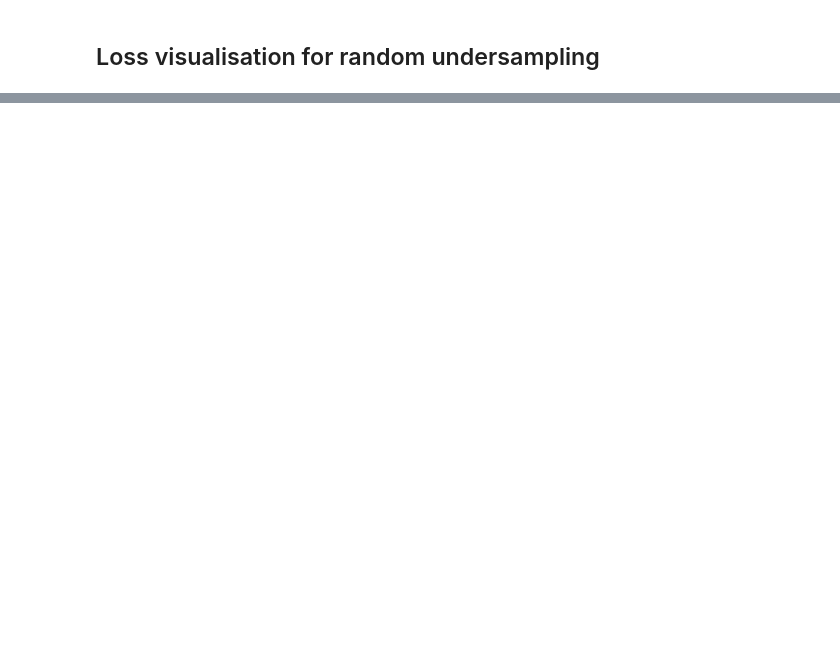
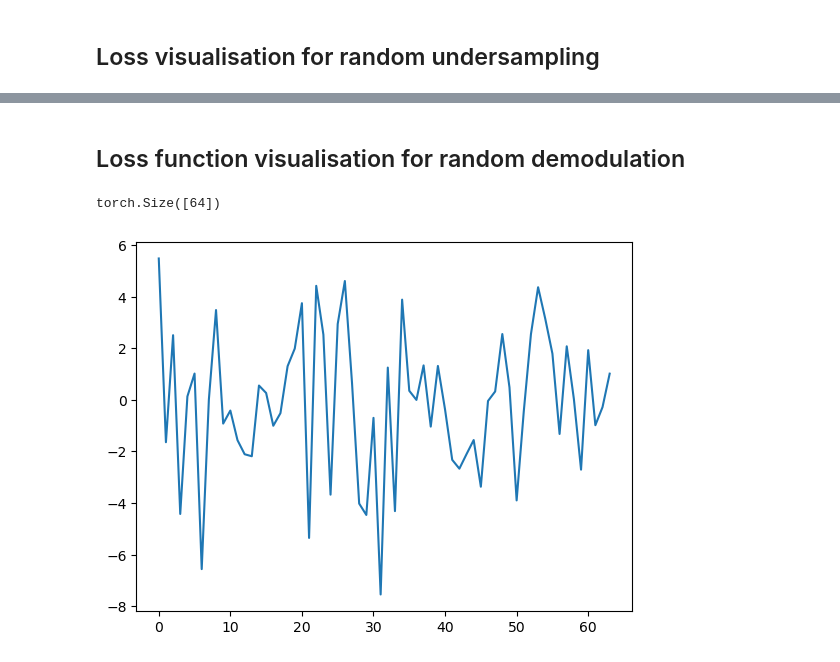
Before and after one commit to tezabhamidi/lfm-gradient-descent, a Jupyter notebook: loss_visualisation.ipynb, the cells around one changed output, grey strips where cells are left out. Drawn from its saved outputs; the diff is of its cells as text; code cells hidden in the pictures; blank space fills up the shorter version.

```diff
--- a/loss_visualisation.ipynb
+++ b/loss_visualisation.ipynb
@@ -204,0 +205,46 @@ plt.show()
+# %% [markdown]
+## Loss function visualisation for random demodulation
+# %%
+def random_demod(x,K):
+    """
+    Return a measurement of the target signal by a random modulator
+    Inputs:
+        - x, full signal to be sampled
+        - K, reduction factor required
+    Outputs:
+        - ym, measured signal/vector
+        - Theta, measurement matrix
+    """
+
+    # Generate random PRBS signal
+    prbs = 2*torch.randint(0,2,x.shape)-np.ones(x.shape)
+    # Generate integration matrix
+    N = x.shape[0]
+    h = torch.ones((1,K),dtype=torch.float64)
+    H = torch.zeros((int(N/K),N),dtype=torch.float64)
+    for i in range(H.shape[0]):
+        H[i,i*K:(i+1)*K] = h
+
+
+
+    # Construct the sensing matrix
+    P = torch.diag(prbs)
+
+    Theta = H @ P
+
+
+    # Sense the signal
+
+    ym = Theta @ torch.real(x) + 1j* (Theta @ torch.imag(x))
+
+    return ym, Theta
+# %%
+K = int(N/M)
+ym, Theta = random_demod(target_signal,K)
+
+print(ym.shape)
+plt.plot(ym)
+plt.show()
+# %% [output]
+torch.Size([64])
+[figure, added]
```
Also changed, not shown: parts of 8 cells of this notebook, 1 other file.
